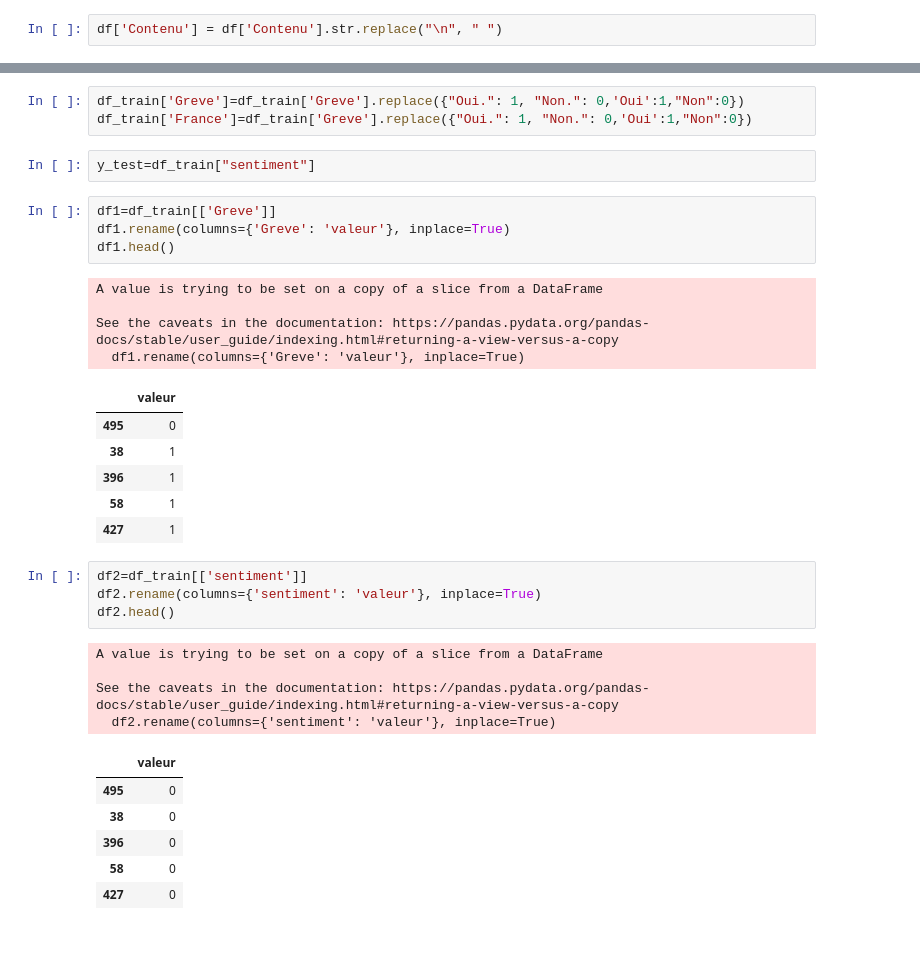
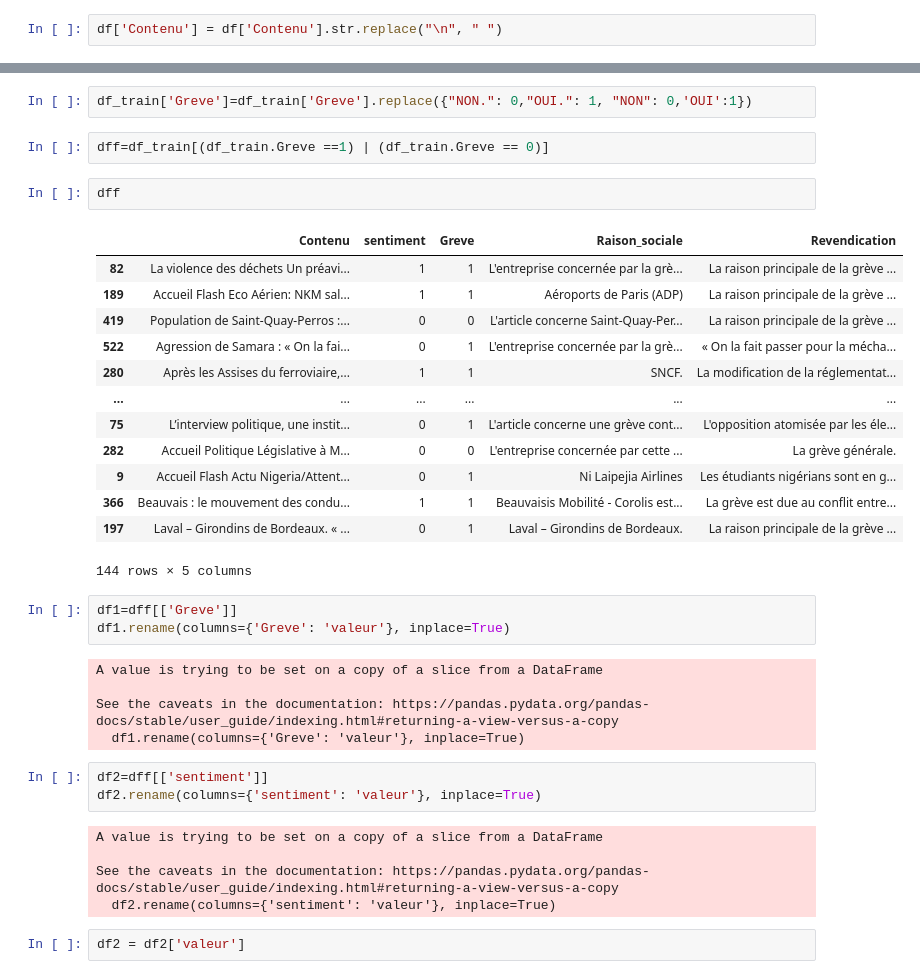
Before and after one commit to StephOgre/Ollama, a Jupyter notebook: llama.ipynb, the cells around one changed output, grey strips where cells are left out. Drawn from its saved outputs; the diff is of its cells as text; blank space fills up the shorter version.

```diff
--- a/llama.ipynb
+++ b/llama.ipynb
@@ -104,35 +201,38 @@ df_pred.head()
 # %%
-df_train['Greve']=df_train['Greve'].replace({"Oui.": 1, "Non.": 0,'Oui':1,"Non":0})
-df_train['France']=df_train['Greve'].replace({"Oui.": 1, "Non.": 0,'Oui':1,"Non":0})
+df_train['Greve']=df_train['Greve'].replace({"NON.": 0,"OUI.": 1, "NON": 0,'OUI':1})
-# %%
-y_test=df_train["sentiment"]
+# %%
+dff=df_train[(df_train.Greve ==1) | (df_train.Greve == 0)]
+# %%
+dff
+# %% [output]
+|  | Contenu | sentiment | Greve | Raison_sociale | Revendication |
+| 82 | La violence des déchets Un préavi... | 1 | 1 | L'entreprise concernée par la grè... | La raison principale de la grève ... |
+| 189 | Accueil Flash Eco Aérien: NKM sal... | 1 | 1 | Aéroports de Paris (ADP) | La raison principale de la grève ... |
+| 419 | Population de Saint-Quay-Perros :... | 0 | 0 | L'article concerne Saint-Quay-Per... | La raison principale de la grève ... |
+| 522 | Agression de Samara : « On la fai... | 0 | 1 | L'entreprise concernée par la grè... | « On la fait passer pour la mécha... |
+| 280 | Après les Assises du ferroviaire,... | 1 | 1 | SNCF. | La modification de la réglementat... |
+| ... | ... | ... | ... | ... | ... |
+| 75 | L’interview politique, une instit... | 0 | 1 | L'article concerne une grève cont... | L'opposition atomisée par les éle... |
+| 282 | Accueil Politique Législative à M... | 0 | 0 | L'entreprise concernée par cette ... | La grève générale. |
+| 9 | Accueil Flash Actu Nigeria/Attent... | 0 | 1 | Ni Laipejia Airlines | Les étudiants nigérians sont en g... |
+| 366 | Beauvais : le mouvement des condu... | 1 | 1 | Beauvaisis Mobilité - Corolis est... | La grève est due au conflit entre... |
+| 197 | Laval – Girondins de Bordeaux. « ... | 0 | 1 | Laval – Girondins de Bordeaux. | La raison principale de la grève ... |
+144 rows × 5 columns
 # %%
-df1=df_train[['Greve']]
+df1=dff[['Greve']]
 df1.rename(columns={'Greve': 'valeur'}, inplace=True)
-df1.head()
 # %% [output]
 A value is trying to be set on a copy of a slice from a DataFrame
 
 See the caveats in the documentation: https://pandas.pydata.org/pandas-docs/stable/user_guide/indexing.html#returning-a-view-versus-a-copy
   df1.rename(columns={'Greve': 'valeur'}, inplace=True)
-|  | valeur |
-| 495 | 0 |
-| 38 | 1 |
-| 396 | 1 |
-| 58 | 1 |
-| 427 | 1 |
 # %%
-df2=df_train[['sentiment']]
+df2=dff[['sentiment']]
 df2.rename(columns={'sentiment': 'valeur'}, inplace=True)
-df2.head()
 # %% [output]
 A value is trying to be set on a copy of a slice from a DataFrame
 
 See the caveats in the documentation: https://pandas.pydata.org/pandas-docs/stable/user_guide/indexing.html#returning-a-view-versus-a-copy
   df2.rename(columns={'sentiment': 'valeur'}, inplace=True)
-|  | valeur |
-| 495 | 0 |
-| 38 | 0 |
-| 396 | 0 |
-| 58 | 0 |
-| 427 | 0 |
+# %%
+df2 = df2['valeur']
```
Also changed, not shown: parts of 37 cells of this notebook.
